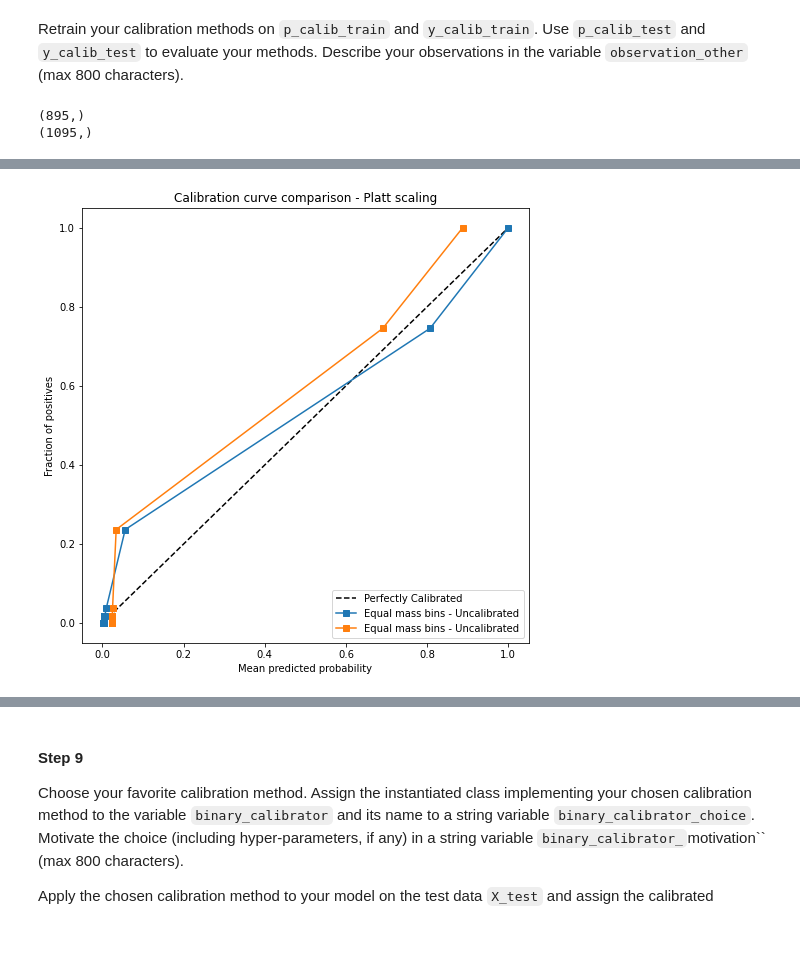
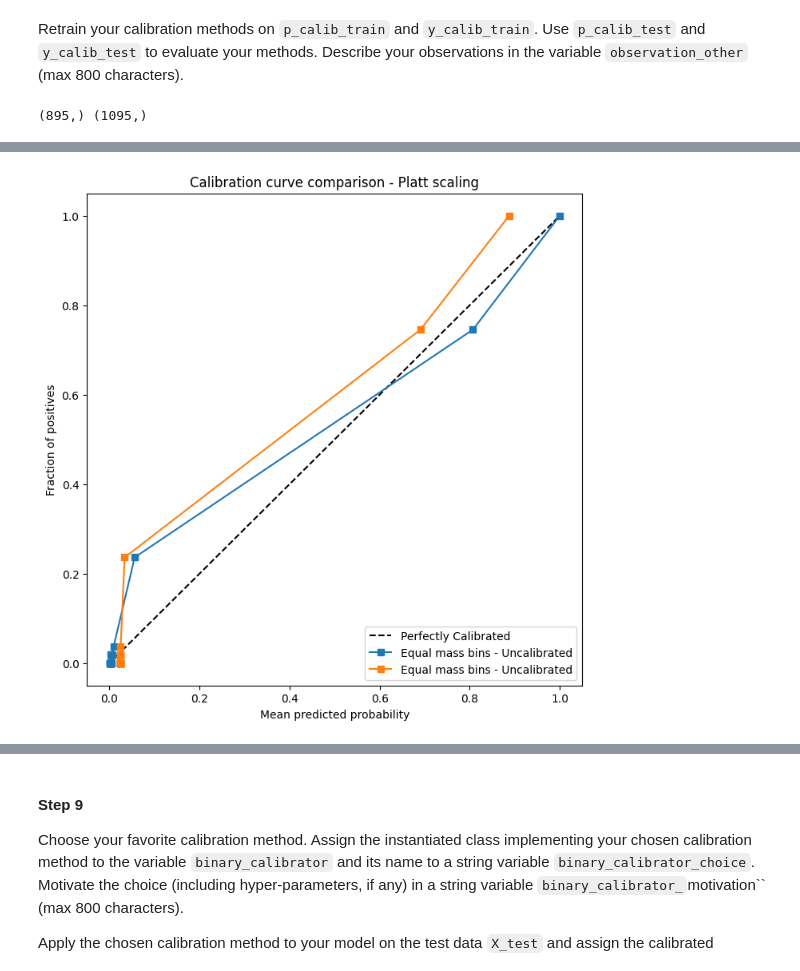
Before and after one commit to Tbas99/2IMN30---Assignment-1, a Jupyter notebook: calibration.ipynb, the cells around one changed output, grey strips where cells are left out. Cells and saved outputs as stored; diff of their text form; code cells hidden in the pictures; blank space fills up the shorter version.

```diff
--- a/calibration.ipynb
+++ b/calibration.ipynb
@@ -568,11 +570,9 @@ Retrain your calibration methods on `p_calib_train` and `y_calib_train`. Use `p_
 # %%
 #// BEGIN_TODO [STEP_8] Evaluate the calibration method on another classifier (5 points)
 # %%
-print(p_calib_train.shape)
-print(p_calib_test.shape)
+print(p_calib_train.shape, p_calib_test.shape)
 # %% [output]
-(895,)
-(1095,)
+(895,) (1095,)
 # %%
 # Instantiate the calibration model and perform calibration -> Platt scaling
 calibrator = cal_model_platt()
@@ -591,9 +591,11 @@ show_calibration_side_by_side(empirical_probability_uncal, bin_probability_mean_
                               empirical_probability_cal, bin_probability_mean_cal, 'Equal mass bins - Uncalibrated',
                               'Calibration curve comparison - Platt scaling')
 # Compute the ECE
-binary_metric = cal_metric(20, "equal_width")
+binary_metric = cal_metric(20, 'equal_width')
 ece_uncalibrated = binary_metric.score(p_calib_test, y_calib_test)
 ece_calibrated = binary_metric.score(calibrated_p, y_calib_test)
-print("ECE scores:\n", f"- Uncalibrated: {ece_uncalibrated}\n", f"- Calibrated: {ece_calibrated}\n")
+print(f"""ECE scores:
+- Uncalibrated: {ece_uncalibrated}
+- Calibrated:   {ece_calibrated}""")
 # %% [output]
 ECE scores:
@@ -602,4 +604,4 @@ ECE scores:
-[figure, old version]
+[figure, new version]
 # %%
 # Instantiate the calibration model and perform calibration -> Isotonic regression
 calibrator = cal_model_isotonic()
```
Also changed, not shown: parts of 13 cells of this notebook.
